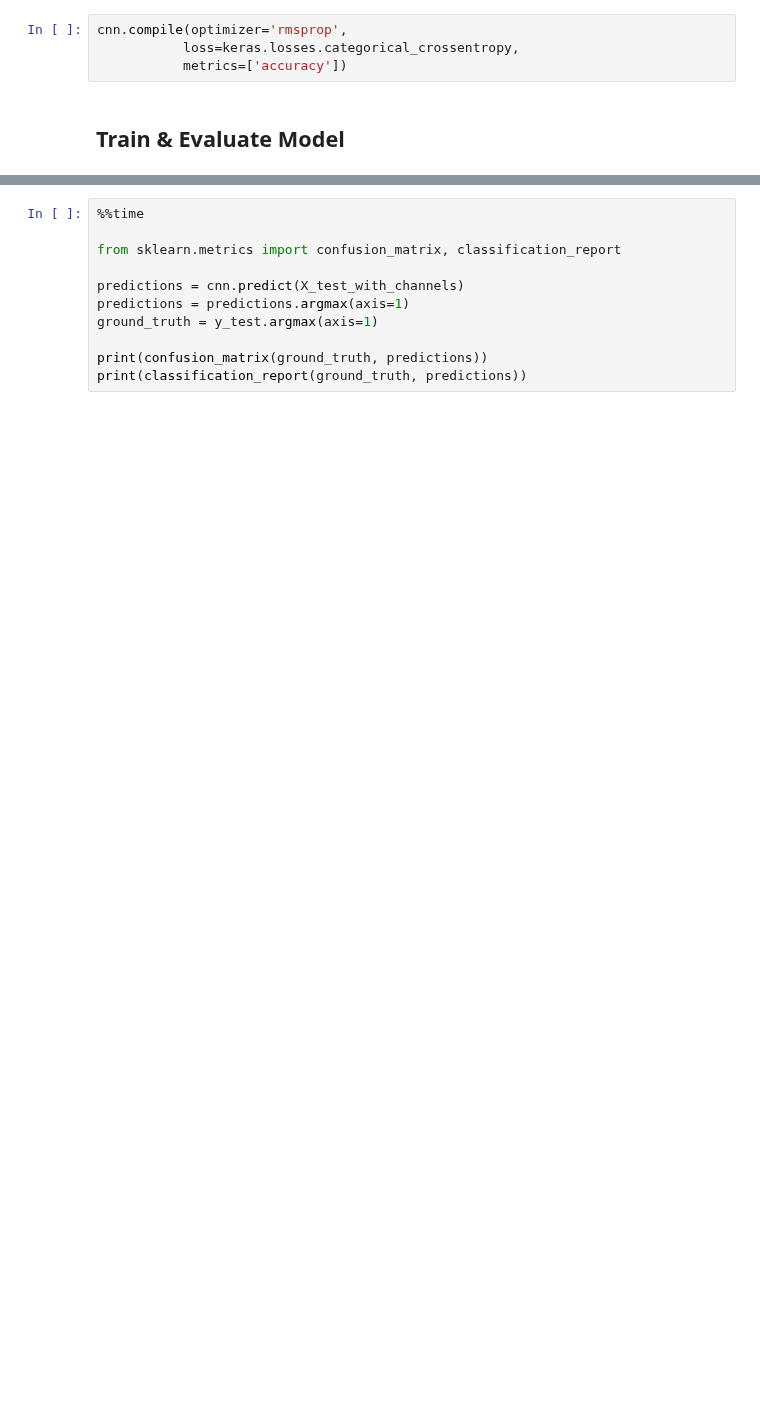
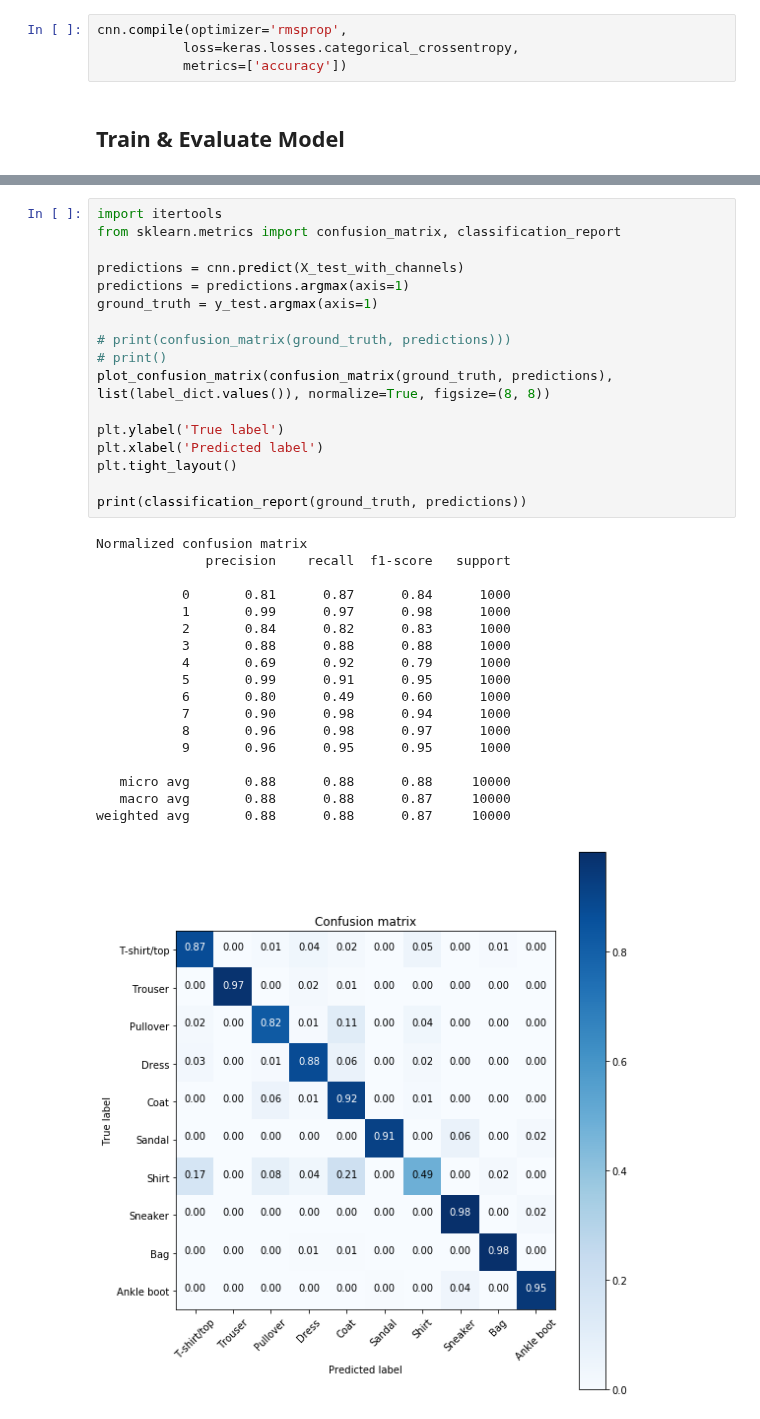
Before and after one commit to AnthonyDickson/summer-bursary-2018, a Jupyter notebook: Fashion_MNIST.ipynb, the cells around one changed output, grey strips where cells are left out. Drawn from its saved outputs; the diff is of its cells as text; blank space fills up the shorter version.

```diff
--- a/Fashion_MNIST.ipynb
+++ b/Fashion_MNIST.ipynb
@@ -182,14 +301,39 @@ plt.title('Accuracy Curves',fontsize=16)
 # %%
-%%time
-
+import itertools
 from sklearn.metrics import confusion_matrix, classification_report
 
 predictions = cnn.predict(X_test_with_channels)
 predictions = predictions.argmax(axis=1)
 ground_truth = y_test.argmax(axis=1)
 
-print(confusion_matrix(ground_truth, predictions))
+# print(confusion_matrix(ground_truth, predictions)))
+# print()
+plot_confusion_matrix(confusion_matrix(ground_truth, predictions), list(label_dict.values()), normalize=True, figsize=(8, 8))
+
+plt.ylabel('True label')
+plt.xlabel('Predicted label')
+plt.tight_layout()
+
 print(classification_report(ground_truth, predictions))
+# %% [output]
+Normalized confusion matrix
+              precision    recall  f1-score   support
+
+           0       0.81      0.87      0.84      1000
+           1       0.99      0.97      0.98      1000
+           2       0.84      0.82      0.83      1000
+           3       0.88      0.88      0.88      1000
+           4       0.69      0.92      0.79      1000
+           5       0.99      0.91      0.95      1000
+           6       0.80      0.49      0.60      1000
+           7       0.90      0.98      0.94      1000
+           8       0.96      0.98      0.97      1000
+           9       0.96      0.95      0.95      1000
+
+   micro avg       0.88      0.88      0.88     10000
+   macro avg       0.88      0.88      0.87     10000
+weighted avg       0.88      0.88      0.87     10000
+[figure, added]
 # %%
 nrows = 6
 ncols = 6
```
Also changed, not shown: parts of 14 cells of this notebook.
